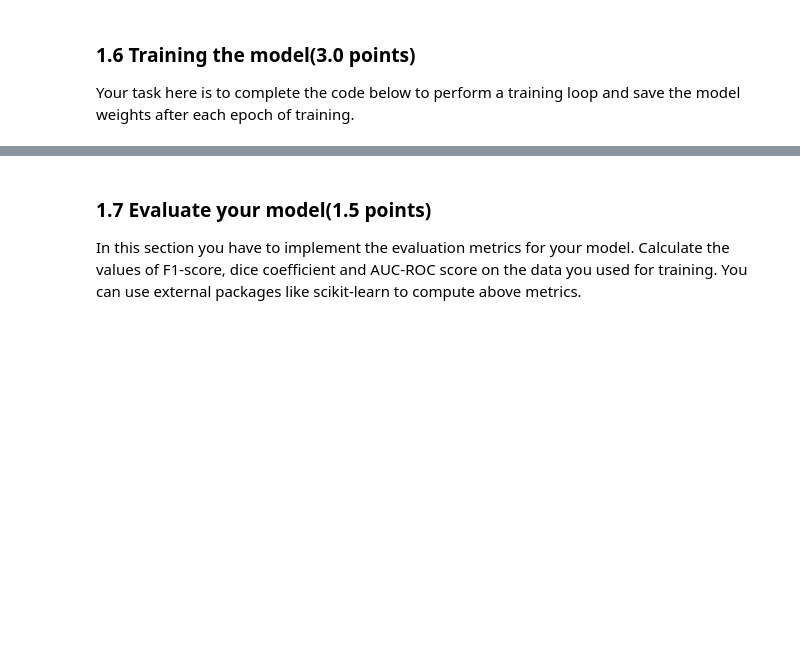
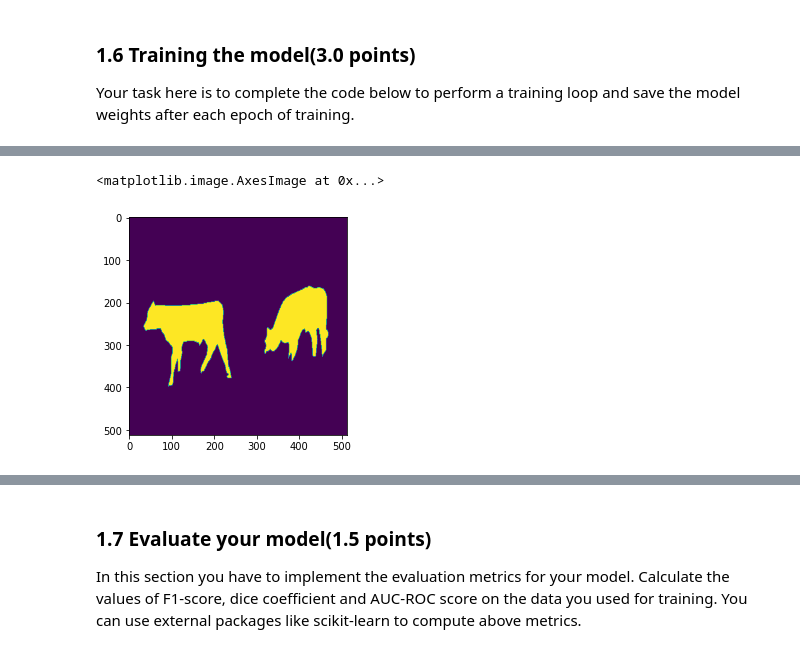
Before and after one commit to tomasamado/cityscapes-image-segmentation, a Jupyter notebook: Vision_task_1.ipynb, the cells around one changed output, grey strips where cells are left out. Saved outputs shown, nothing was run; the diff lists cells and outputs as text; code cells hidden in the pictures; blank space fills up the shorter version.

```diff
--- a/Vision_task_1.ipynb
+++ b/Vision_task_1.ipynb
@@ -424,0 +424,5 @@ torch.Size([3, 512, 512])
+# %%
+plt.imshow(test_l[4].cpu())
+# %% [output]
+<matplotlib.image.AxesImage at 0x...>
+[figure, added]
```
Also changed, not shown: parts of 31 cells of this notebook.
